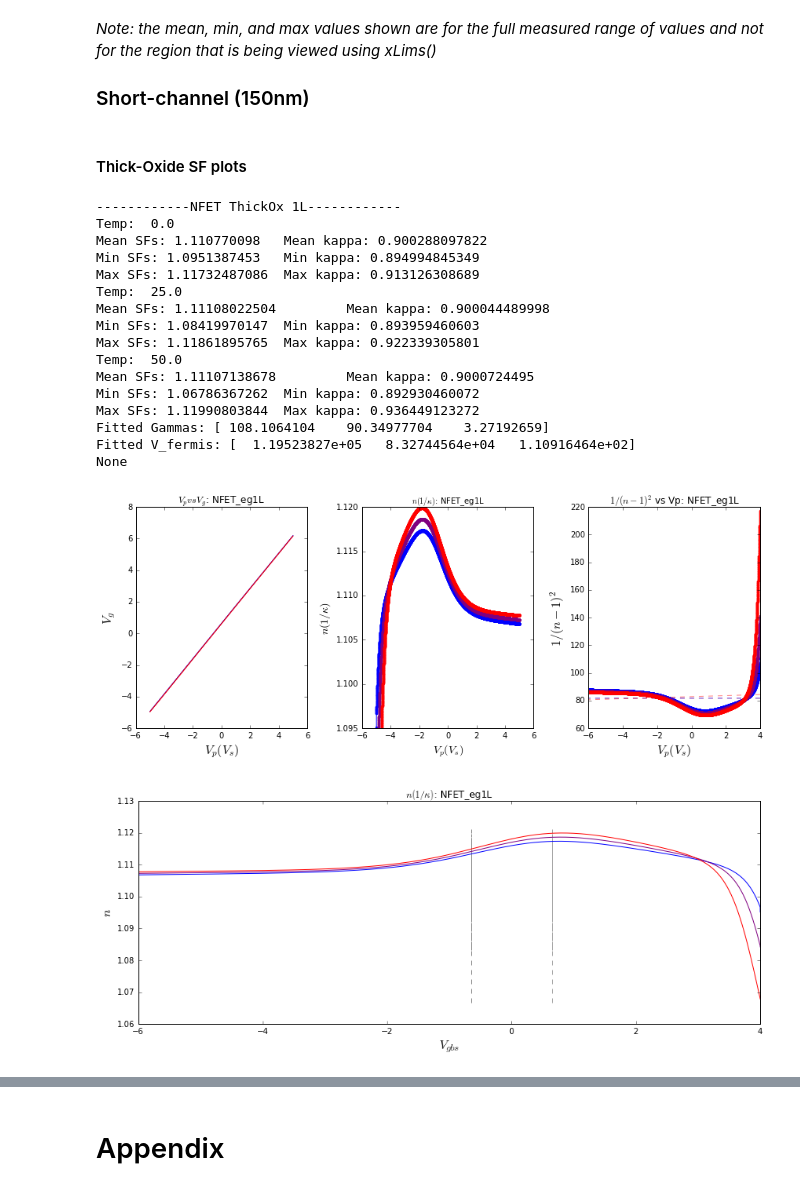
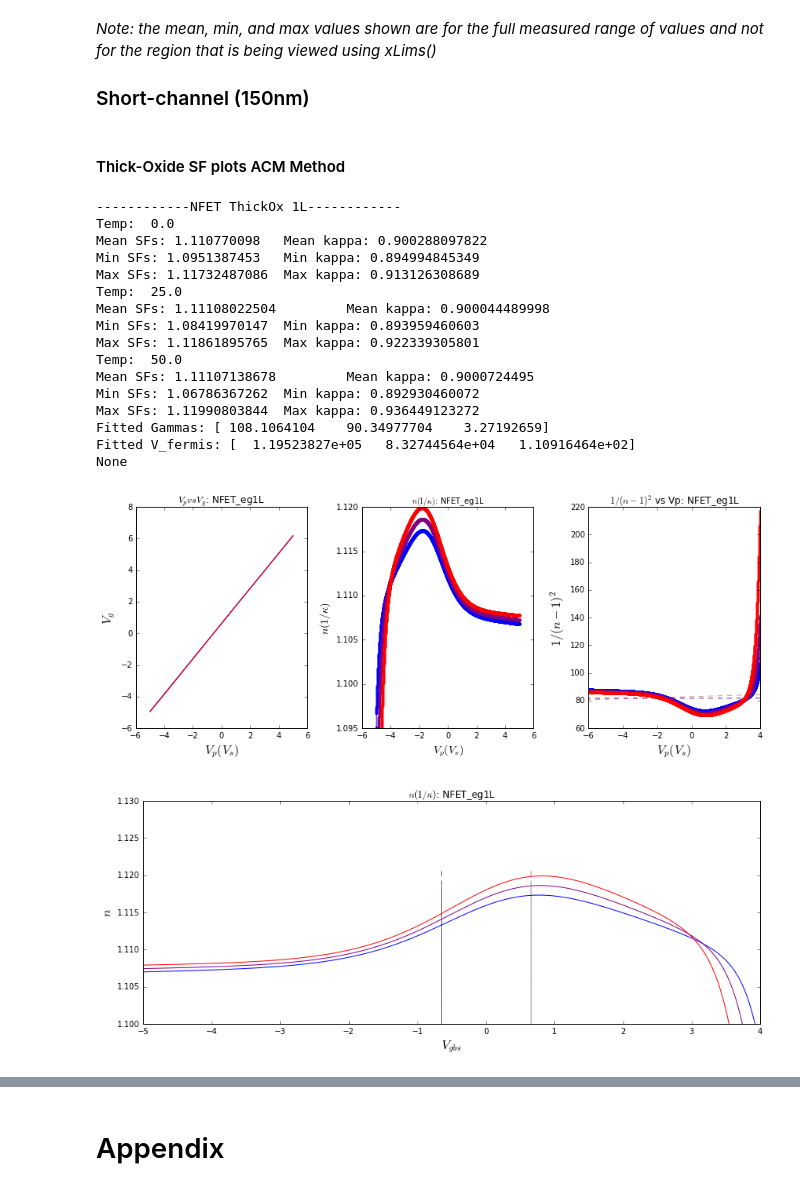
Before and after one commit to twinoza/TwinPyNB, a Jupyter notebook: FETCharacterization/FET_ParamExtract_UTSOI.ipynb, the cells around one changed output, grey strips where cells are left out. Saved outputs shown, nothing was run; the diff lists cells and outputs as text; code cells hidden in the pictures.

```diff
--- a/FETCharacterization/FET_ParamExtract_UTSOI.ipynb
+++ b/FETCharacterization/FET_ParamExtract_UTSOI.ipynb
@@ -1,6 +1,6 @@
 # %%
 %pylab inline
-pylab.rcParams['figure.figsize'] = 12,5
+defFigSize = pylab.rcParams['figure.figsize'] = 12,5
 # %% [output]
 Populating the interactive namespace from numpy and matplotlib
 WARNING: pylab import has clobbered these variables: ['power', 'linalg', 'random', 'interactive', 'fft', 'info']
@@ -325,12 +340,23 @@ def plotVpvsVg(Xs, Ys, ttl="", marker='', color=(1,0,0), fntSz=16):
     return plotXY(Xs, Ys, ttl=ttl, marker=marker,
                   xLbl=r'$V_{p} (V_s)$', yLbl=r'$V_{g}$', color=color)
 
+def plotVgvsVp(Xs, Ys, ttl="", marker='', color=(1,0,0), fntSz=16):
+    return plotXY(Xs, Ys, ttl=ttl, marker=marker,
+                  xLbl=r'$V_{g}$', yLbl=r'$V_{p} (V_s)$', color=color)
+
 # This function plots the derivative of the VpvsVg plot above.  As such, it gives
 # the slopefactor as a function of Vp.
-def plotSlopeFactor(Xs, Ys, ttl="", marker='.',color=(1,0,0), fntSz=16):
-    return plotDeriv(Xs, Ys, ttl=ttl, marker=marker, color=color,
-              fntSz=fntSz, xLbl=r'$V_{p} (V_s)$', yLbl=r'$n (1/\kappa)$')
-
+def plotSlopeFactor(Xs, Ys, xAxis="Vp", ttl="", marker='.',color=(1,0,0), fntSz=16):
+    if xAxis=="Vp":
+        return plotDeriv(Xs, Ys, ttl=ttl, marker=marker, color=color, fntSz=fntSz,
+                         xLbl=r'$V_{p} (V_s)$', yLbl=r'$n (1/\kappa)$')
+    elif xAxis=="Vg":
+        curSF = 1./calcDeriv(Ys, Xs)
+        plotXY(elementWiseAvg(Ys), curSF, ttl=ttl, marker=marker,
+               color=color, fntSz=fntSz, xLbl=r'$V_{g}$', yLbl=r'$n (1/\kappa)$')
+        return curSF
+    else:
+        print "ERROR: Invalid X-Axis option"
 
 # This function plots the slope factor (n) as a function of Vgb-Vs (Vgbs)
 # It allows one to intuit how the slopefactor is changing for a given back-gate
@@ -1114,33 +1341,33 @@ IS_norm( 50.0 ): 0.000589790576764
 _Note: the mean, min, and max values shown are for the full measured range of values and not for the region that is being viewed using xLims()_
 ### Short-channel (150nm)
 # %% [markdown]
-#### Thick-Oxide SF plots
+#### Thick-Oxide SF plots ACM Method
 # %%
 SFs,gammas,fermis = slopeFactor(folderRoot, FETType="NFET_eg1L", curveType="VgvsVs_KappaExtraction",
                   temps=temps, ttl="NFET_eg1L", xLims=None, yLims=None, printFN=False, plotIdx=0)
 print "------------NFET ThickOx 1L------------\n", printSFInfo(temps,SFs,gammas,fermis)
 show()
 advSFInfo(folderRoot, FETType="NFET_eg1L", curveType="VgvsVs_KappaExtraction",
-                  temps=temps, xLims=None, yLims=(1.108, 1.115),printFN=False, plotIdx=0, Vdd=1, Vth=0.65)
+                  temps=temps, xLims=(-5,4), yLims=(1.10, 1.13),printFN=False, plotIdx=0, Vdd=1, Vth=0.65)
 # %% [output]
 ------------NFET ThickOx 1L------------
 Temp:  0.0
 Mean SFs: 1.110770098   Mean kappa: 0.900288097822
 Min SFs: 1.0951387453   Min kappa: 0.894994845349
 Max SFs: 1.11732487086  Max kappa: 0.913126308689
 Temp:  25.0
 Mean SFs: 1.11108022504         Mean kappa: 0.900044489998
 Min SFs: 1.08419970147  Min kappa: 0.893959460603
 Max SFs: 1.11861895765  Max kappa: 0.922339305801
 Temp:  50.0
 Mean SFs: 1.11107138678         Mean kappa: 0.9000724495
 Min SFs: 1.06786367262  Min kappa: 0.892930460072
 Max SFs: 1.11990803844  Max kappa: 0.936449123272
 Fitted Gammas: [ 108.1064104    90.34977704    3.27192659]
 Fitted V_fermis: [  1.19523827e+05   8.32744564e+04   1.10916464e+02]
 None
 [figure]
-[figure, old version]
+[figure, new version]
 # %%
 SFs,gammas,fermis = slopeFactor(folderRoot, FETType="PFET_eg1L", curveType="VgvsVs_KappaExtraction",
                   temps=temps, ttl="PFET_eg1L", xLims=None, yLims=None, printFN=False, plotIdx=0)
```
Also changed, not shown: parts of 31 cells of this notebook.
